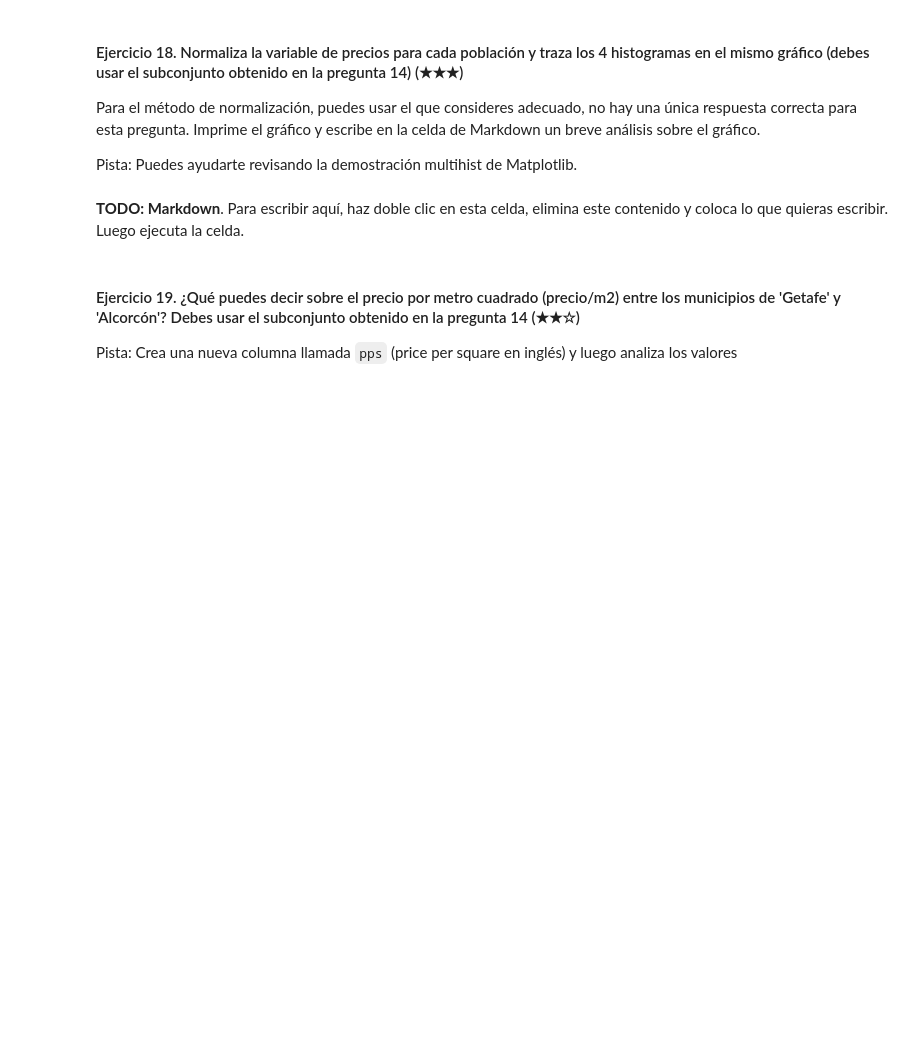
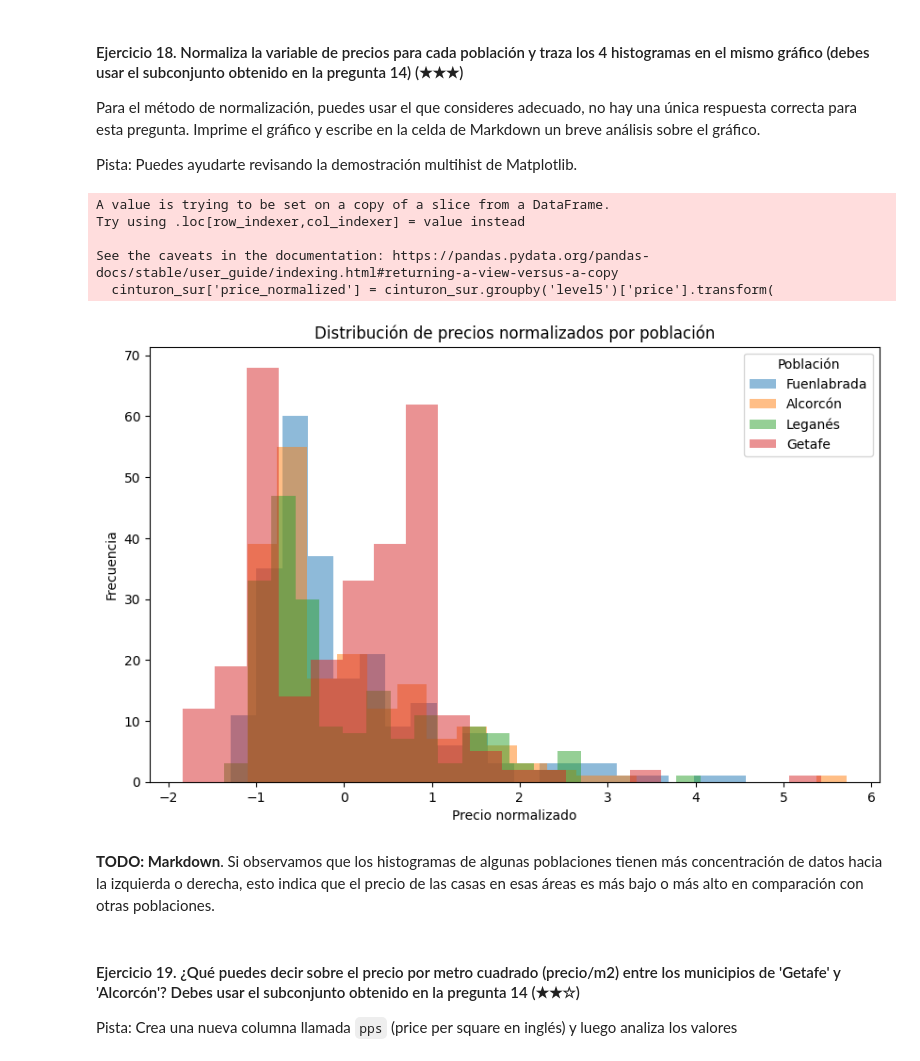
Before and after one commit to 4GeeksAcademy/realestate-datacleanup-exercise, a Jupyter notebook: project.es.ipynb, the cells around one changed output. Saved outputs shown, nothing was run; the diff lists cells and outputs as text; code cells hidden in the pictures; blank space fills up the shorter version.

Commit message:
Main Limpieza de Datos de Bienes Raices

```diff
--- a/project.es.ipynb
+++ b/project.es.ipynb
@@ -159,9 +509,49 @@ Para el método de normalización, puedes usar el que consideres adecuado, no ha
 
 Pista: Puedes ayudarte revisando la demostración multihist de Matplotlib.
 # %%
-# TODO
+import pandas as pd
+import matplotlib.pyplot as plt
+from sklearn.preprocessing import StandardScaler
+
+# Cargar el dataset
+ds = pd.read_csv('assets/real_estate.csv', sep=';')
+
+# Filtrar el DataFrame para las poblaciones del cinturón sur de Madrid
+cinturon_sur = ds[ds['level5'].isin(['Fuenlabrada', 'Leganés', 'Getafe', 'Alcorcón'])]
+
+# Inicializar el escalador
+scaler = StandardScaler()
+
+# Normalizar la variable 'price' por cada población
+cinturon_sur['price_normalized'] = cinturon_sur.groupby('level5')['price'].transform(
+    lambda x: scaler.fit_transform(x.values.reshape(-1, 1)).flatten()  # Usamos flatten para hacer el array 1D
+)
+
+# Graficar los histogramas
+plt.figure(figsize=(10,6))
+
+# Traza un histograma para cada población en el cinturón sur
+for population in cinturon_sur['level5'].unique():
+    subset = cinturon_sur[cinturon_sur['level5'] == population]
+    plt.hist(subset['price_normalized'], bins=20, alpha=0.5, label=population)
+
+# Etiquetas y título
+plt.title('Distribución de precios normalizados por población')
+plt.xlabel('Precio normalizado')
+plt.ylabel('Frecuencia')
+plt.legend(title='Población')
+
+# Mostrar el gráfico
+plt.show()
+# %% [output]
+A value is trying to be set on a copy of a slice from a DataFrame.
+Try using .loc[row_indexer,col_indexer] = value instead
+
+See the caveats in the documentation: https://pandas.pydata.org/pandas-docs/stable/user_guide/indexing.html#returning-a-view-versus-a-copy
+  cinturon_sur['price_normalized'] = cinturon_sur.groupby('level5')['price'].transform(
+[figure, added]
 # %% [markdown]
-**TODO: Markdown**. Para escribir aquí, haz doble clic en esta celda, elimina este contenido y coloca lo que quieras escribir. Luego ejecuta la celda.
+**TODO: Markdown**. Si observamos que los histogramas de algunas poblaciones tienen más concentración de datos hacia la izquierda o derecha, esto indica que el precio de las casas en esas áreas es más bajo o más alto en comparación con otras poblaciones.
 # %% [markdown]
 #### Ejercicio 19. ¿Qué puedes decir sobre el precio por metro cuadrado (precio/m2) entre los municipios de 'Getafe' y 'Alcorcón'? Debes usar el subconjunto obtenido en la pregunta 14 (★★☆)
 
```
Also changed, not shown: parts of 25 cells of this notebook.
